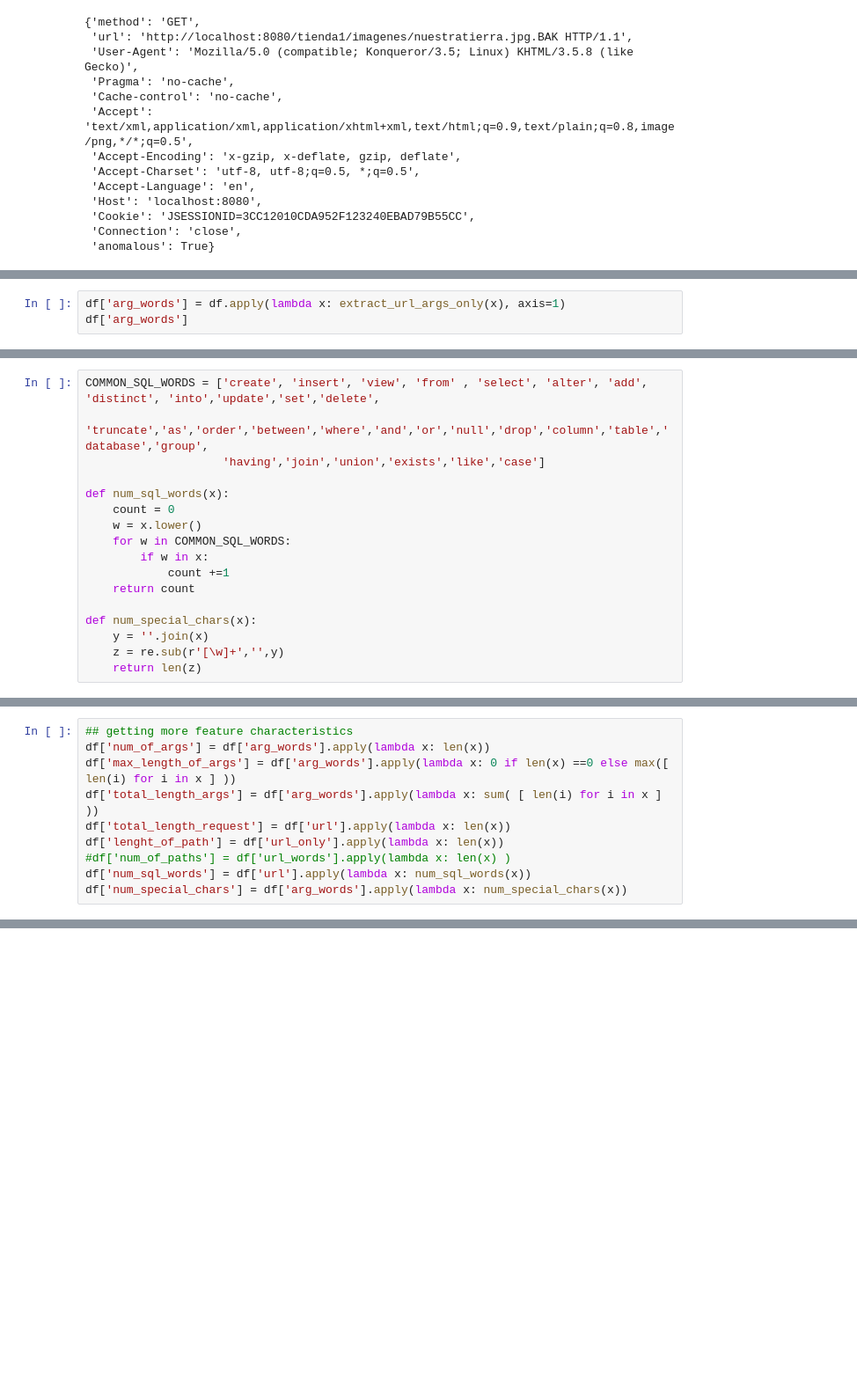
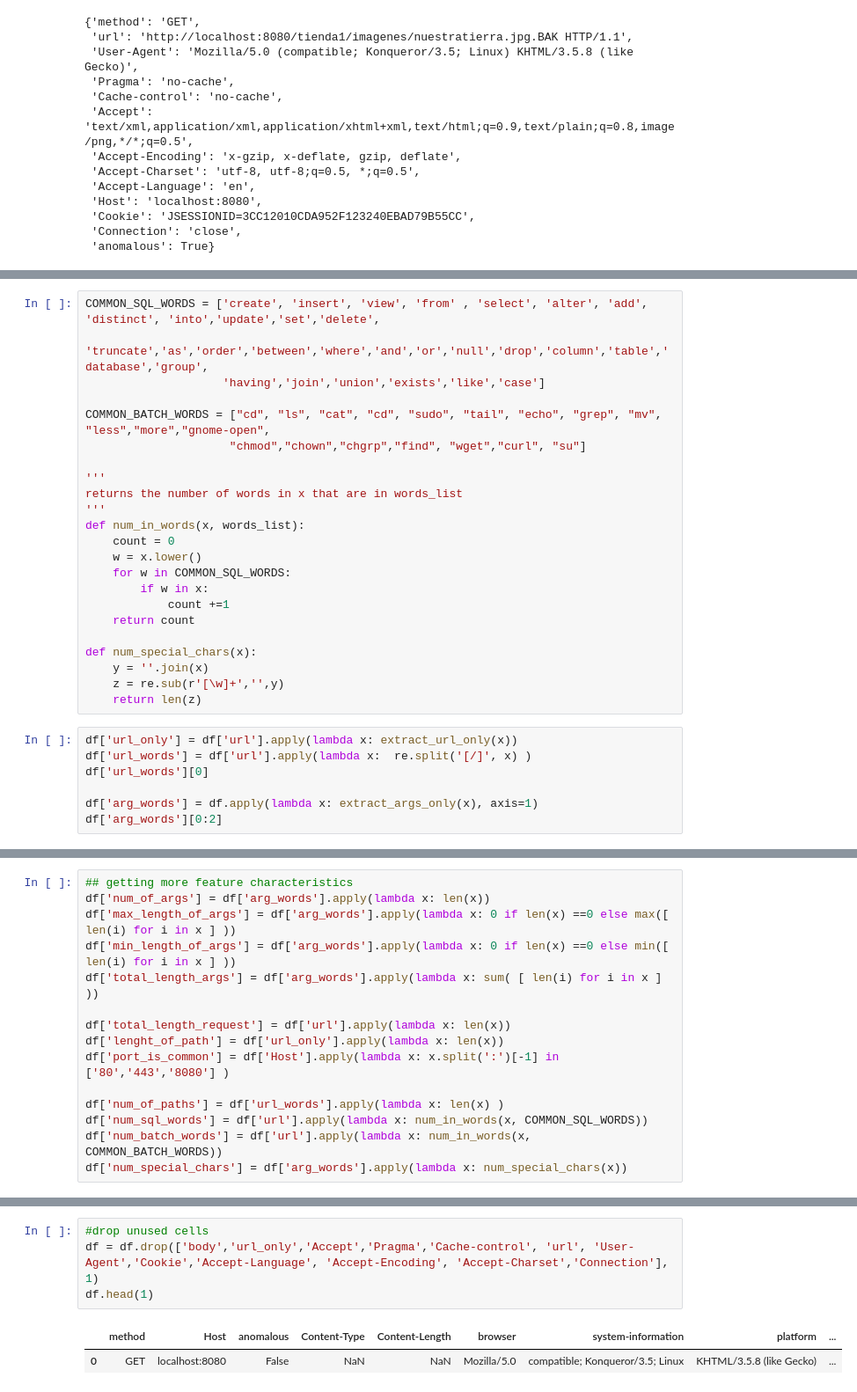
Before and after one commit to Aisha-K/anomaly-detection-for-web-attacks, a Jupyter notebook: notebooks/Data processing.ipynb, the cells around one changed output, grey strips where cells are left out. Shown at 88% size. Drawn from its saved outputs; the diff is of its cells as text; blank space fills up the shorter version.

Commit message:
feature extraction and baseline model added WIP

```diff
--- a/notebooks/Data processing.ipynb
+++ b/notebooks/Data processing.ipynb
@@ -159,3 +150,0 @@ Name: url_words, Length: 96668, dtype: object
-# %%
-df['arg_words'] = df.apply(lambda x: extract_url_args_only(x), axis=1)
-df['arg_words']
@@ -177,7 +153,13 @@ COMMON_SQL_WORDS = ['create', 'insert', 'view', 'from' , 'select', 'alter', 'add
                     'truncate','as','order','between','where','and','or','null','drop','column','table','database','group',
                     'having','join','union','exists','like','case']
 
-def num_sql_words(x):
+COMMON_BATCH_WORDS = ["cd", "ls", "cat", "cd", "sudo", "tail", "echo", "grep", "mv", "less","more","gnome-open",
+                     "chmod","chown","chgrp","find", "wget","curl", "su"]
+
+'''
+returns the number of words in x that are in words_list
+'''
+def num_in_words(x, words_list):
     count = 0
     w = x.lower()
     for w in COMMON_SQL_WORDS:
@@ -189,3 +171,10 @@ def num_special_chars(x):
     y = ''.join(x)
     z = re.sub(r'[\w]+','',y)
     return len(z)
+# %%
+df['url_only'] = df['url'].apply(lambda x: extract_url_only(x))
+df['url_words'] = df['url'].apply(lambda x:  re.split('[/]', x) )
+df['url_words'][0]
+
+df['arg_words'] = df.apply(lambda x: extract_args_only(x), axis=1)
+df['arg_words'][0:2]
@@ -193,11 +186,16 @@ def num_special_chars(x):
 ## getting more feature characteristics
 df['num_of_args'] = df['arg_words'].apply(lambda x: len(x))
 df['max_length_of_args'] = df['arg_words'].apply(lambda x: 0 if len(x) ==0 else max([ len(i) for i in x ] ))
+df['min_length_of_args'] = df['arg_words'].apply(lambda x: 0 if len(x) ==0 else min([ len(i) for i in x ] ))
 df['total_length_args'] = df['arg_words'].apply(lambda x: sum( [ len(i) for i in x ] ))
+
 df['total_length_request'] = df['url'].apply(lambda x: len(x))
 df['lenght_of_path'] = df['url_only'].apply(lambda x: len(x))
-#df['num_of_paths'] = df['url_words'].apply(lambda x: len(x) )
-df['num_sql_words'] = df['url'].apply(lambda x: num_sql_words(x))
+df['port_is_common'] = df['Host'].apply(lambda x: x.split(':')[-1] in ['80','443','8080'] )
+
+df['num_of_paths'] = df['url_words'].apply(lambda x: len(x) )
+df['num_sql_words'] = df['url'].apply(lambda x: num_in_words(x, COMMON_SQL_WORDS))
+df['num_batch_words'] = df['url'].apply(lambda x: num_in_words(x, COMMON_BATCH_WORDS))
 df['num_special_chars'] = df['arg_words'].apply(lambda x: num_special_chars(x))
 # %%
 df.head()
@@ -208,3 +206,10 @@ df.head()
 | 2 | POST | http://localhost:8080/tienda1/pub... | Mozilla/5.0 (compatible; Konquero... | no-cache | no-cache | text/xml,application/xml,applicat... | x-gzip, x-deflate, gzip, deflate | utf-8, utf-8;q=0.5, *;q=0.5 | ... |
 | 3 | GET | http://localhost:8080/tienda1/pub... | Mozilla/5.0 (compatible; Konquero... | no-cache | no-cache | text/xml,application/xml,applicat... | x-gzip, x-deflate, gzip, deflate | utf-8, utf-8;q=0.5, *;q=0.5 | ... |
 | 4 | POST | http://localhost:8080/tienda1/pub... | Mozilla/5.0 (compatible; Konquero... | no-cache | no-cache | text/xml,application/xml,applicat... | x-gzip, x-deflate, gzip, deflate | utf-8, utf-8;q=0.5, *;q=0.5 | ... |
+# %%
+#drop unused cells
+df = df.drop(['body','url_only','Accept','Pragma','Cache-control', 'url', 'User-Agent','Cookie','Accept-Language', 'Accept-Encoding', 'Accept-Charset','Connection'], 1)
+df.head(1)
+# %% [output]
+|  | method | Host | anomalous | Content-Type | Content-Length | browser | system-information | platform | ... |
+| 0 | GET | localhost:8080 | False | NaN | NaN | Mozilla/5.0 | compatible; Konqueror/3.5; Linux | KHTML/3.5.8 (like Gecko) | ... |
```
Also changed, not shown: parts of 26 cells of this notebook.
